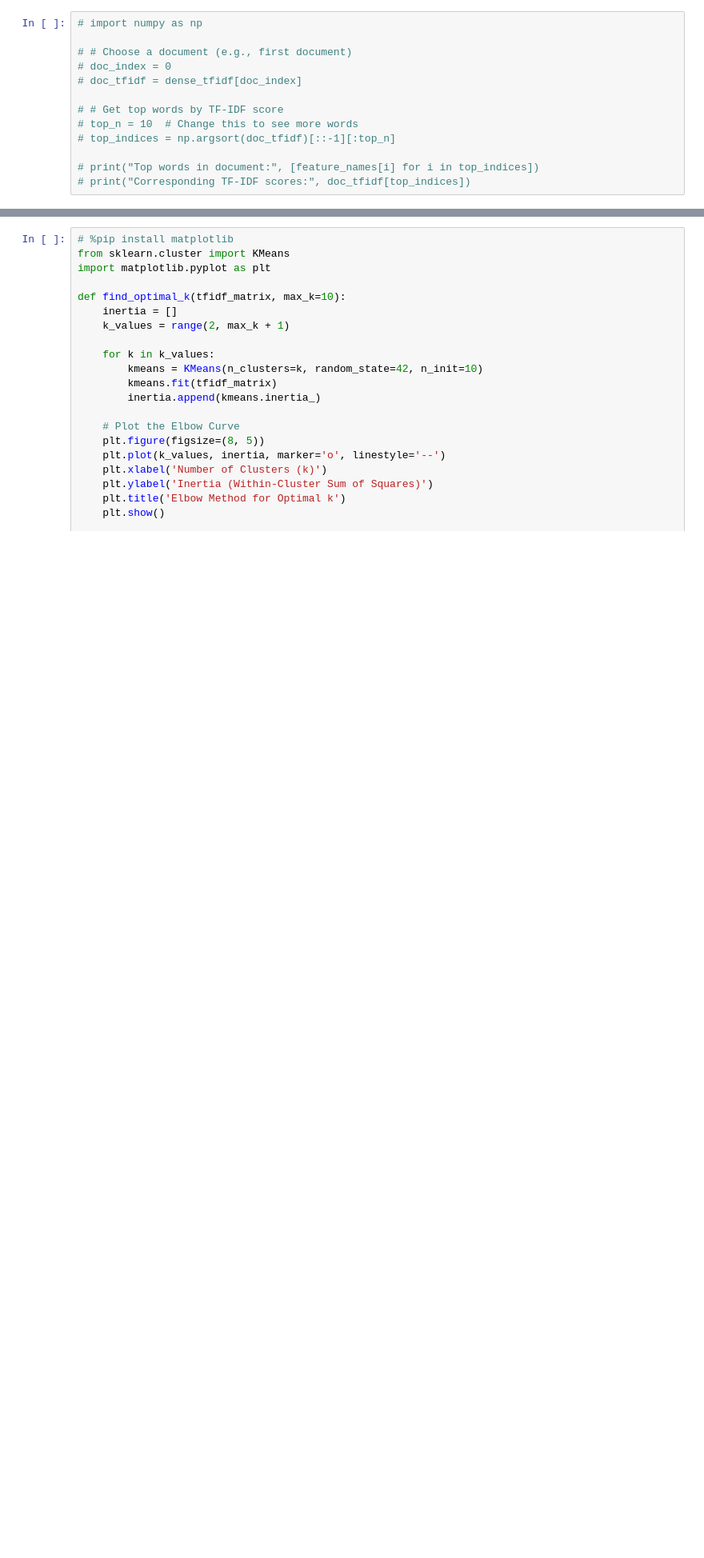
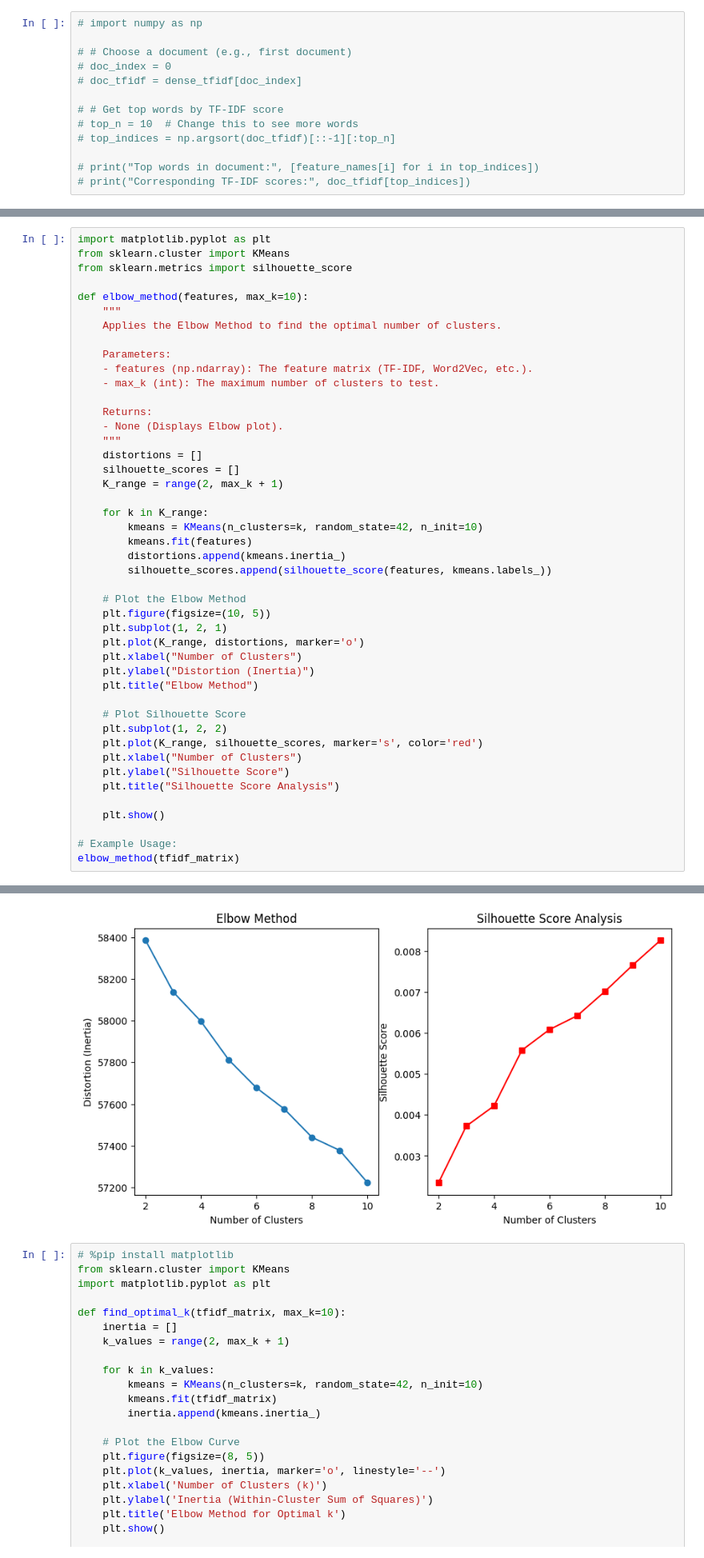
Before and after one commit to ali2yman/Text-Clustering-Project, a Jupyter notebook: Reading_data.ipynb, the cells around one changed output, grey strips where cells are left out. Shown at 80% size. Cells and saved outputs as stored; diff of their text form; blank space fills up the shorter version.

```diff
--- a/Reading_data.ipynb
+++ b/Reading_data.ipynb
@@ -330,0 +491,46 @@ tfidf_matrix, tfidf_vectorizer = compute_tfidf_from_df(df_imported)
+# %%
+import matplotlib.pyplot as plt
+from sklearn.cluster import KMeans
+from sklearn.metrics import silhouette_score
+
+def elbow_method(features, max_k=10):
+    """
+    Applies the Elbow Method to find the optimal number of clusters.
+
+    Parameters:
+    - features (np.ndarray): The feature matrix (TF-IDF, Word2Vec, etc.).
+    - max_k (int): The maximum number of clusters to test.
+
+    Returns:
+    - None (Displays Elbow plot).
+    """
+    distortions = []
+    silhouette_scores = []
+    K_range = range(2, max_k + 1)
+
+    for k in K_range:
+        kmeans = KMeans(n_clusters=k, random_state=42, n_init=10)
+        kmeans.fit(features)
+        distortions.append(kmeans.inertia_)
+        silhouette_scores.append(silhouette_score(features, kmeans.labels_))
+
+    # Plot the Elbow Method
+    plt.figure(figsize=(10, 5))
+    plt.subplot(1, 2, 1)
+    plt.plot(K_range, distortions, marker='o')
+    plt.xlabel("Number of Clusters")
+    plt.ylabel("Distortion (Inertia)")
+    plt.title("Elbow Method")
+
+    # Plot Silhouette Score
+    plt.subplot(1, 2, 2)
+    plt.plot(K_range, silhouette_scores, marker='s', color='red')
+    plt.xlabel("Number of Clusters")
+    plt.ylabel("Silhouette Score")
+    plt.title("Silhouette Score Analysis")
+
+    plt.show()
+
+# Example Usage:
+elbow_method(tfidf_matrix)
+# %% [output]
@@ -331,3 +548,4 @@ tfidf_matrix, tfidf_vectorizer = compute_tfidf_from_df(df_imported)
+[figure, added]
 # %%
 # %pip install matplotlib
 from sklearn.cluster import KMeans
```
Also changed, not shown: parts of 16 cells of this notebook, 6 other files.
